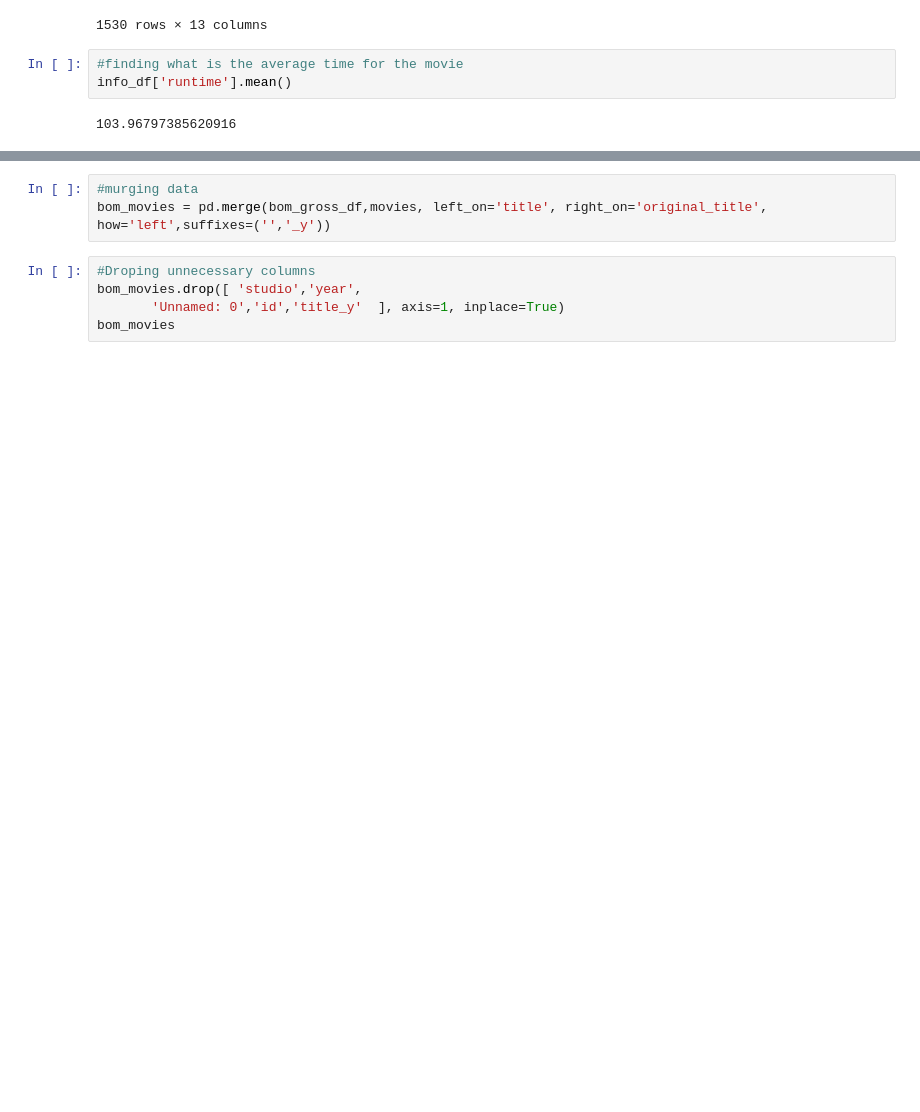
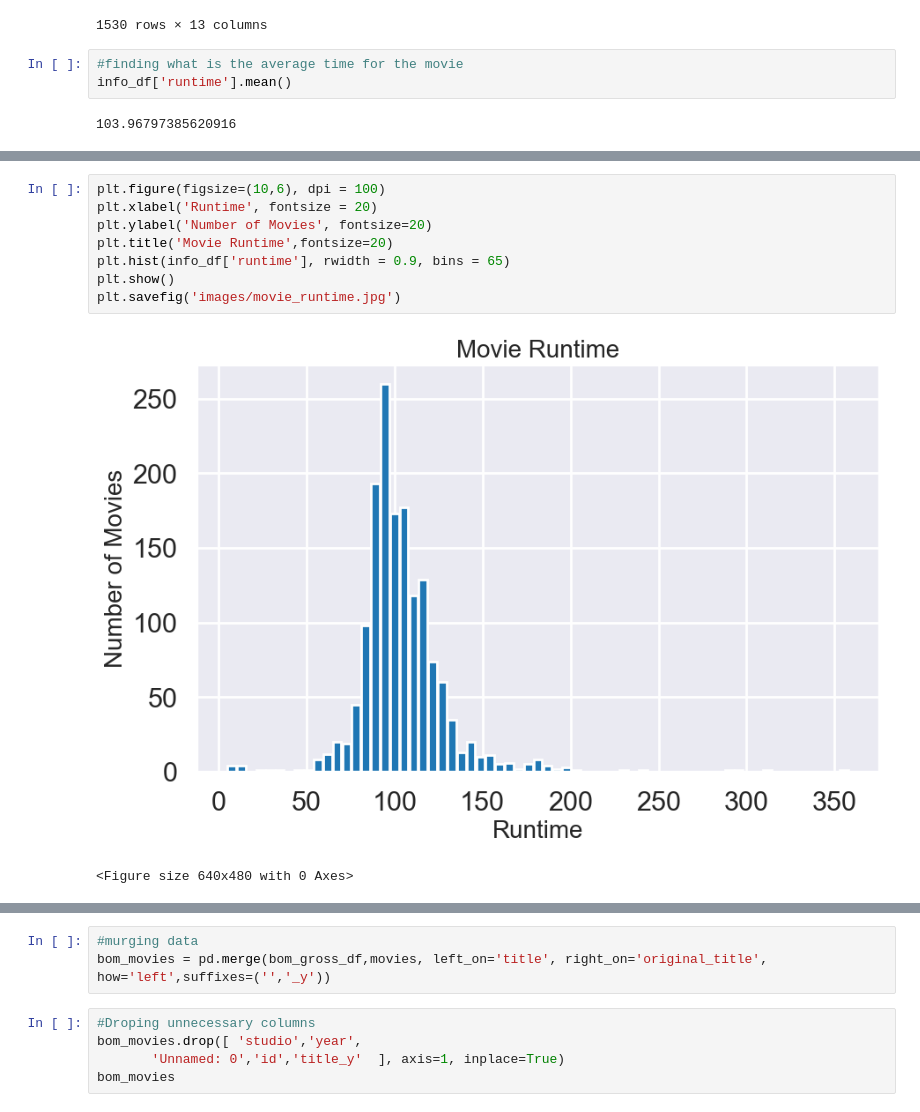
Before and after one commit to anastasiialeskiv/Movies_Exploratory_Data_Analysis, a Jupyter notebook: Movie_analysis.ipynb, the cells around one changed output, grey strips where cells are left out. Saved outputs shown, nothing was run; the diff lists cells and outputs as text; blank space fills up the shorter version.

```diff
--- a/Movie_analysis.ipynb
+++ b/Movie_analysis.ipynb
@@ -98,0 +96,11 @@ plt.savefig('images/runtime.jpg')
+# %%
+plt.figure(figsize=(10,6), dpi = 100)
+plt.xlabel('Runtime', fontsize = 20)
+plt.ylabel('Number of Movies', fontsize=20)
+plt.title('Movie Runtime',fontsize=20)
+plt.hist(info_df['runtime'], rwidth = 0.9, bins = 65)
+plt.show()
+plt.savefig('images/movie_runtime.jpg')
+# %% [output]
+[figure, added]
+<Figure size 640x480 with 0 Axes>
```
Also changed, not shown: parts of 11 cells of this notebook, 1 other file.
